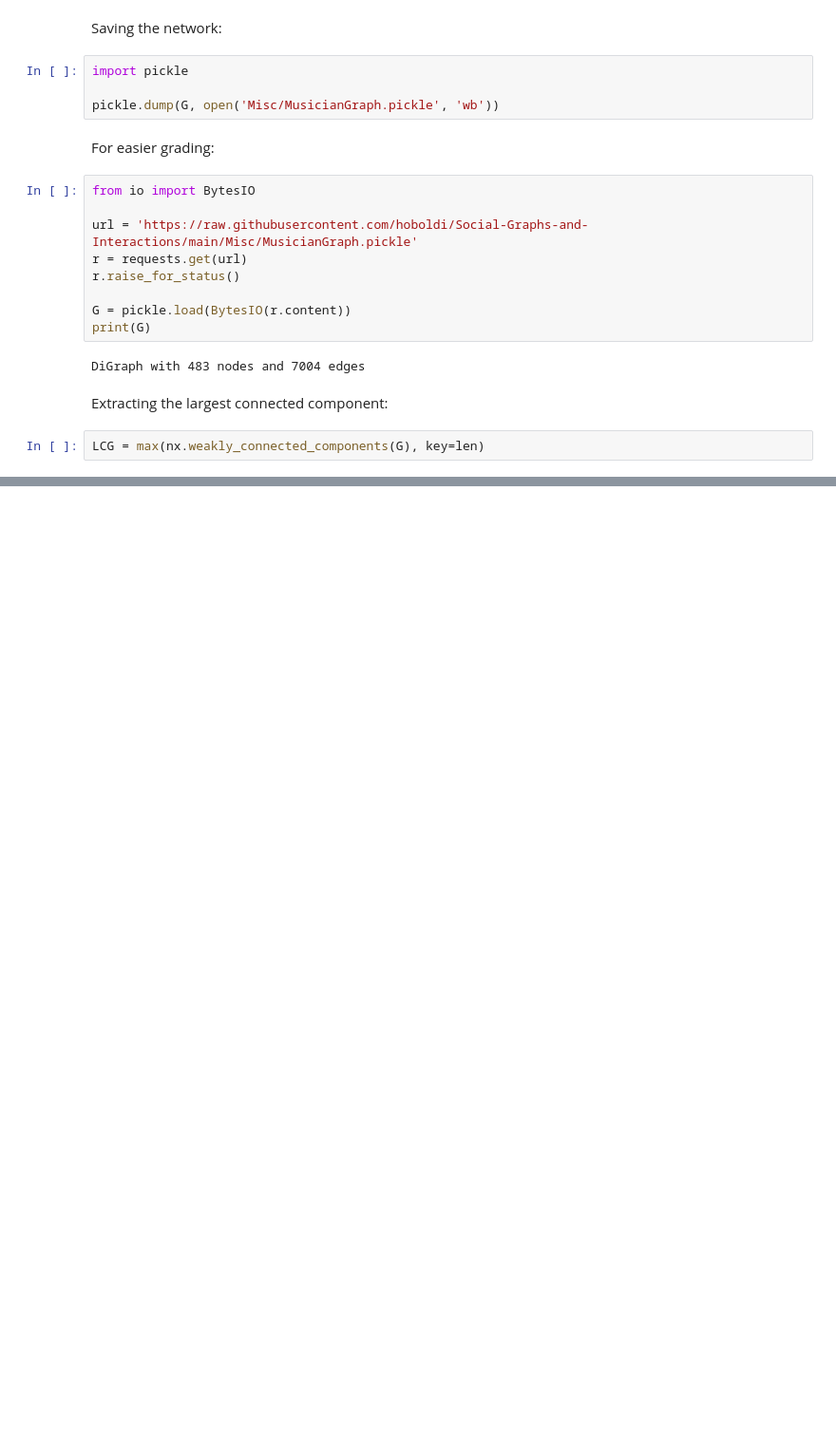
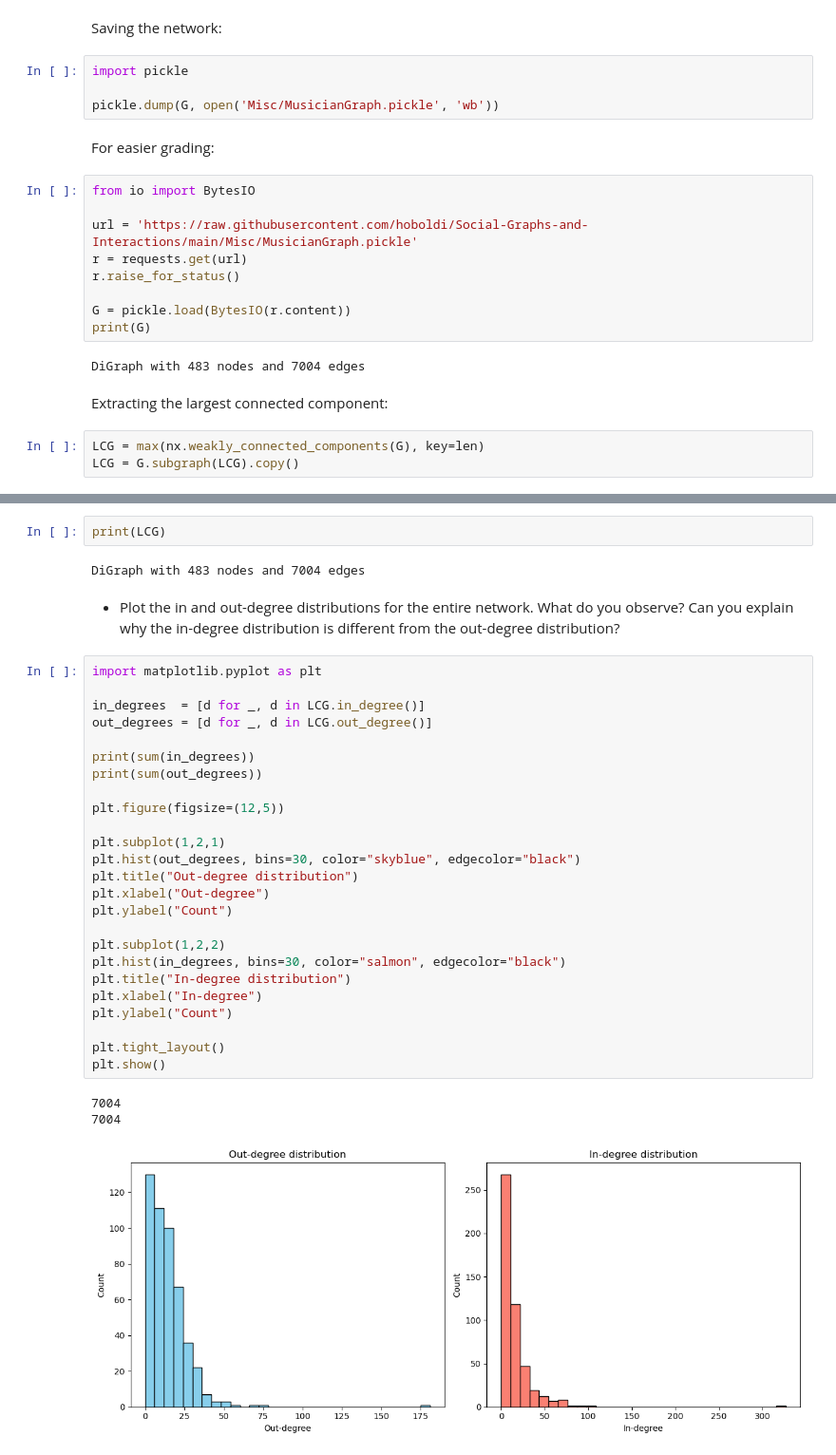
Before and after one commit to hoboldi/Social-Graphs-and-Interactions, a Jupyter notebook: Assignment1.ipynb, the cells around one changed output, grey strips where cells are left out. Shown at 95% size. Drawn from its saved outputs; the diff is of its cells as text; blank space fills up the shorter version.

Commit message:
Assignment 1.2 Network Statistics Mostly Done

```diff
--- a/Assignment1.ipynb
+++ b/Assignment1.ipynb
@@ -209,3 +212,4 @@ DiGraph with 483 nodes and 7004 edges
 Extracting the largest connected component:
 # %%
 LCG = max(nx.weakly_connected_components(G), key=len)
+LCG = G.subgraph(LCG).copy()
@@ -211,0 +234,35 @@ LCG = max(nx.weakly_connected_components(G), key=len)
+# %%
+print(LCG)
+# %% [output]
+DiGraph with 483 nodes and 7004 edges
+# %% [markdown]
+- Plot the in and out-degree distributions for the entire network. What do you observe? Can you explain why the in-degree distribution is different from the out-degree distribution?
+# %%
+import matplotlib.pyplot as plt
+
+in_degrees  = [d for _, d in LCG.in_degree()]
+out_degrees = [d for _, d in LCG.out_degree()]
+
+print(sum(in_degrees))
+print(sum(out_degrees))
+
+plt.figure(figsize=(12,5))
+
+plt.subplot(1,2,1)
+plt.hist(out_degrees, bins=30, color="skyblue", edgecolor="black")
+plt.title("Out-degree distribution")
+plt.xlabel("Out-degree")
+plt.ylabel("Count")
+
+plt.subplot(1,2,2)
+plt.hist(in_degrees, bins=30, color="salmon", edgecolor="black")
+plt.title("In-degree distribution")
+plt.xlabel("In-degree")
+plt.ylabel("Count")
+
+plt.tight_layout()
+plt.show()
+# %% [output]
+7004
+7004
+[figure, added]
```
Also changed, not shown: parts of 15 cells of this notebook.
